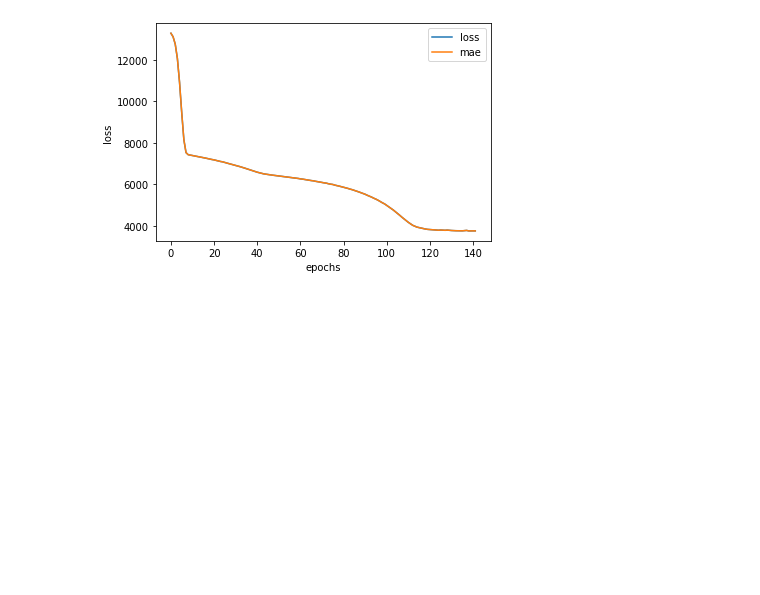
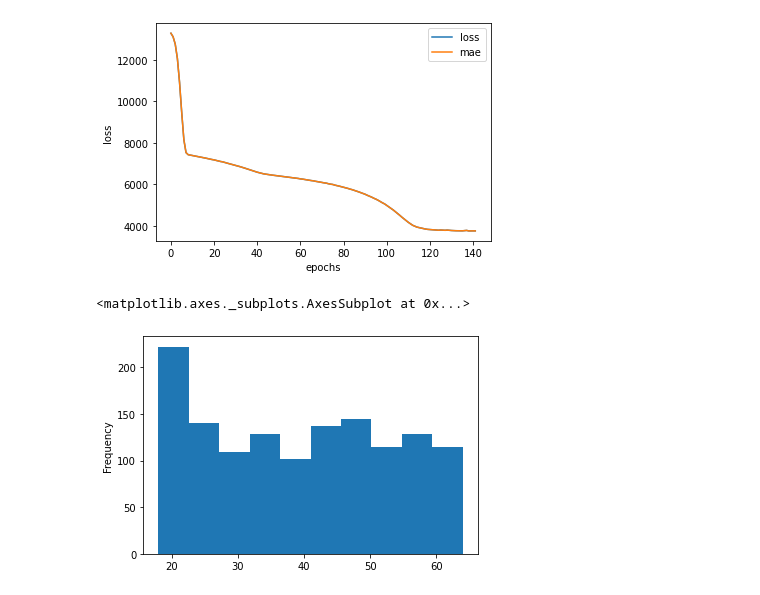
Before and after one commit to choton654/tenserflow-deep-learning, a Jupyter notebook: neural_network_regression_tensorflow.ipynb, the cells around one changed output. Saved outputs shown, nothing was run; the diff lists cells and outputs as text; code cells hidden in the pictures; blank space fills up the shorter version.

```diff
--- a/neural_network_regression_tensorflow.ipynb
+++ b/neural_network_regression_tensorflow.ipynb
@@ -620,3 +600,8 @@ plt.xlabel('epochs')
 # %% [output]
 Text(0.5, 0, 'epochs')
 [figure]
+# %%
+x['age'].plot(kind='hist')
+# %% [output]
+<matplotlib.axes._subplots.AxesSubplot at 0x...>
+[figure, added]
```
Also changed, not shown: parts of 27 cells of this notebook.
